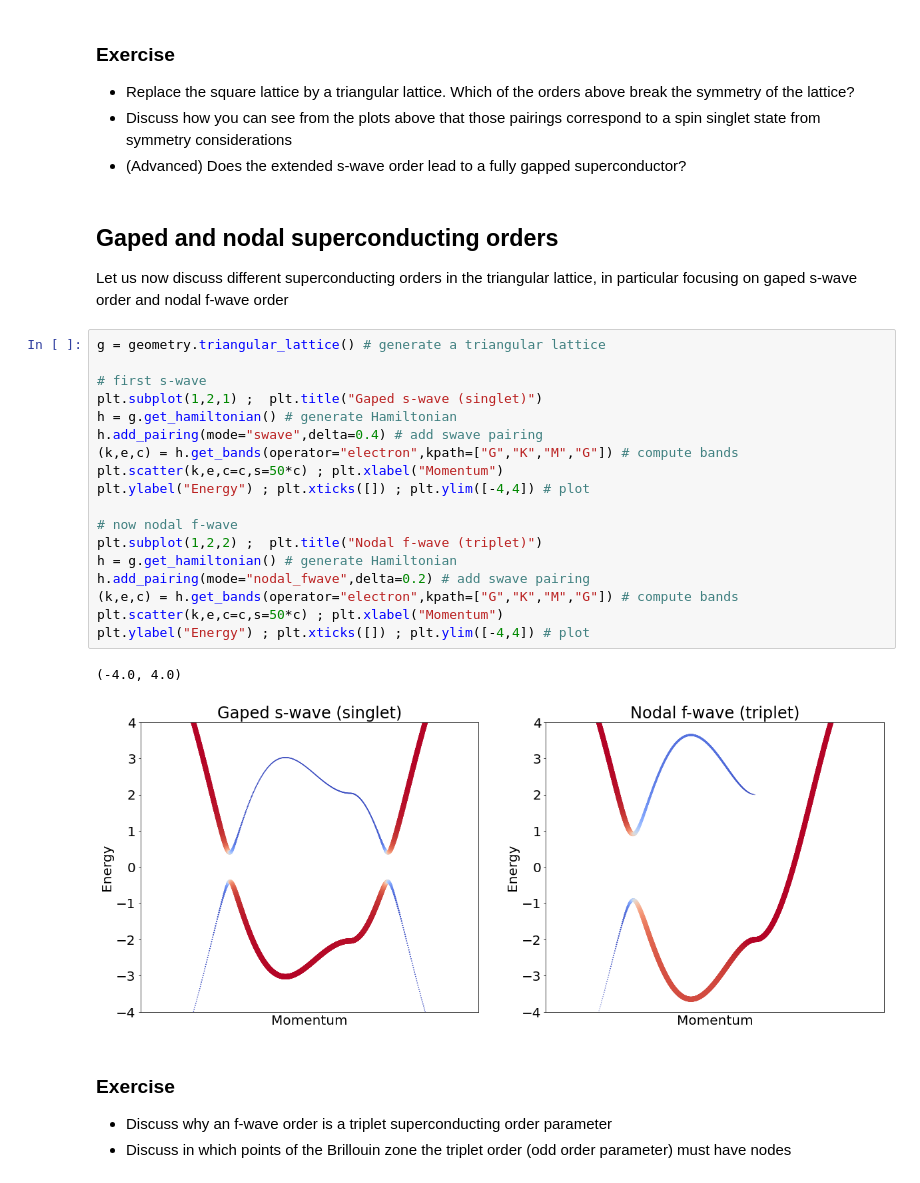
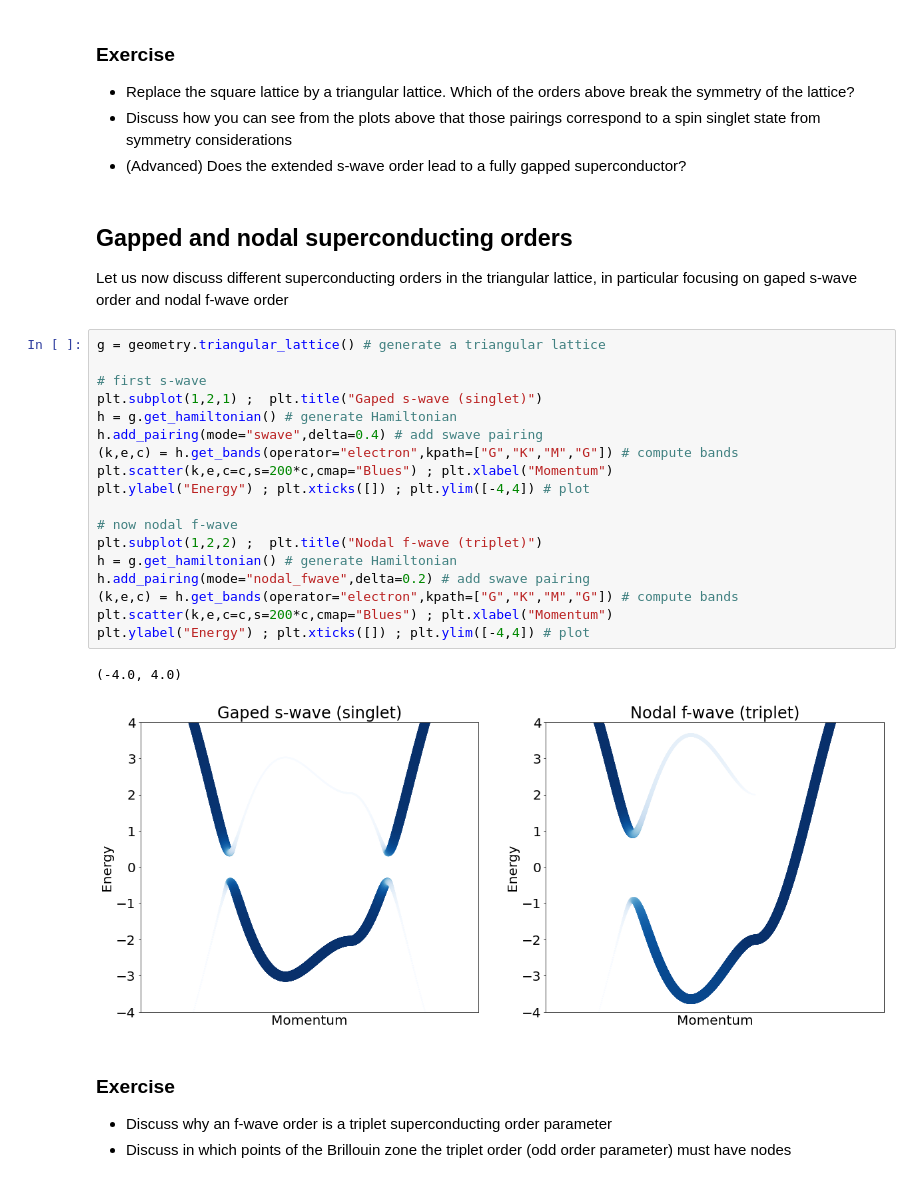
Before and after one commit to joselado/jyvaskyla_summer_school_2022, a Jupyter notebook: sessions/session2.ipynb, the cells around one changed output. Drawn from its saved outputs; the diff is of its cells as text.

```diff
--- a/sessions/session2.ipynb
+++ b/sessions/session2.ipynb
@@ -138,29 +163,29 @@ plt.imshow(ds,vmin=-1.,vmax=1.,interpolation='bicubic') ; plt.axis("equal") ; pl
 - Discuss how you can see from the plots above that those pairings correspond to a spin singlet state from symmetry considerations
 - (Advanced) Does the extended s-wave order lead to a fully gapped superconductor?
 # %% [markdown]
-## Gaped and nodal superconducting orders
+## Gapped and nodal superconducting orders
 Let us now discuss different superconducting orders in the triangular lattice, in particular focusing on gaped s-wave order and nodal f-wave order
 # %%
 g = geometry.triangular_lattice() # generate a triangular lattice
 
 # first s-wave
 plt.subplot(1,2,1) ;  plt.title("Gaped s-wave (singlet)")
 h = g.get_hamiltonian() # generate Hamiltonian
 h.add_pairing(mode="swave",delta=0.4) # add swave pairing
 (k,e,c) = h.get_bands(operator="electron",kpath=["G","K","M","G"]) # compute bands
-plt.scatter(k,e,c=c,s=50*c) ; plt.xlabel("Momentum")
+plt.scatter(k,e,c=c,s=200*c,cmap="Blues") ; plt.xlabel("Momentum")
 plt.ylabel("Energy") ; plt.xticks([]) ; plt.ylim([-4,4]) # plot
 
 # now nodal f-wave
 plt.subplot(1,2,2) ;  plt.title("Nodal f-wave (triplet)")
 h = g.get_hamiltonian() # generate Hamiltonian
 h.add_pairing(mode="nodal_fwave",delta=0.2) # add swave pairing
 (k,e,c) = h.get_bands(operator="electron",kpath=["G","K","M","G"]) # compute bands
-plt.scatter(k,e,c=c,s=50*c) ; plt.xlabel("Momentum")
+plt.scatter(k,e,c=c,s=200*c,cmap="Blues") ; plt.xlabel("Momentum")
 plt.ylabel("Energy") ; plt.xticks([]) ; plt.ylim([-4,4]) # plot
 # %% [output]
 (-4.0, 4.0)
-[figure, old version]
+[figure, new version]
 # %% [markdown]
 ### Exercise
 - Discuss why an f-wave order is a triplet superconducting order parameter
```
Also changed, not shown: parts of 13 cells of this notebook, 2 other files.
